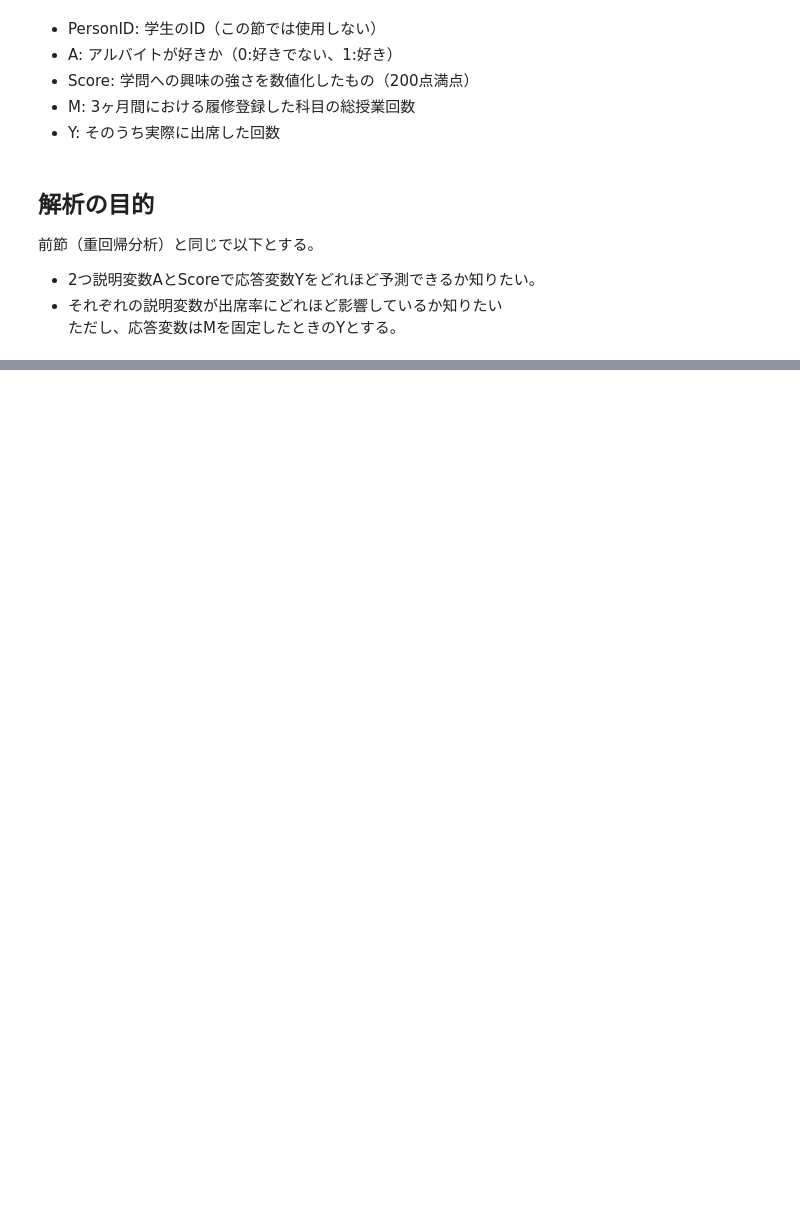
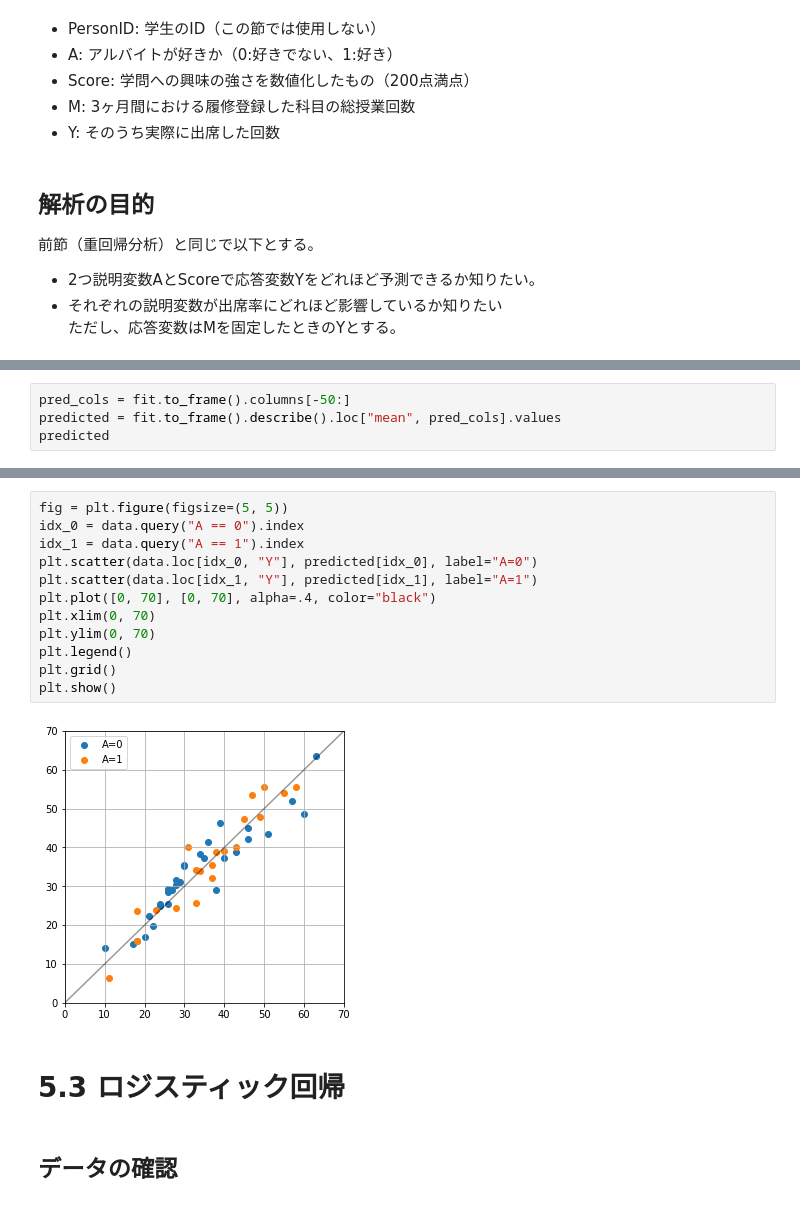
Before and after one commit to obata01/for-learning, a Jupyter notebook: src/chapter-05/pystan.ipynb, the cells around one changed output, grey strips where cells are left out. Saved outputs shown, nothing was run; the diff lists cells and outputs as text; blank space fills up the shorter version.

```diff
--- a/src/chapter-05/pystan.ipynb
+++ b/src/chapter-05/pystan.ipynb
@@ -30,0 +243,4 @@ data.head()
+# %%
+pred_cols = fit.to_frame().columns[-50:]
+predicted = fit.to_frame().describe().loc["mean", pred_cols].values
+predicted
@@ -30,0 +257,18 @@ data.head()
+# %%
+fig = plt.figure(figsize=(5, 5))
+idx_0 = data.query("A == 0").index
+idx_1 = data.query("A == 1").index
+plt.scatter(data.loc[idx_0, "Y"], predicted[idx_0], label="A=0")
+plt.scatter(data.loc[idx_1, "Y"], predicted[idx_1], label="A=1")
+plt.plot([0, 70], [0, 70], alpha=.4, color="black")
+plt.xlim(0, 70)
+plt.ylim(0, 70)
+plt.legend()
+plt.grid()
+plt.show()
+# %% [output]
+[figure, added]
+# %% [markdown]
+# 5.3 ロジスティック回帰
+# %% [markdown]
+## データの確認
```
Also changed, not shown: parts of 38 cells of this notebook, 2 other files.
